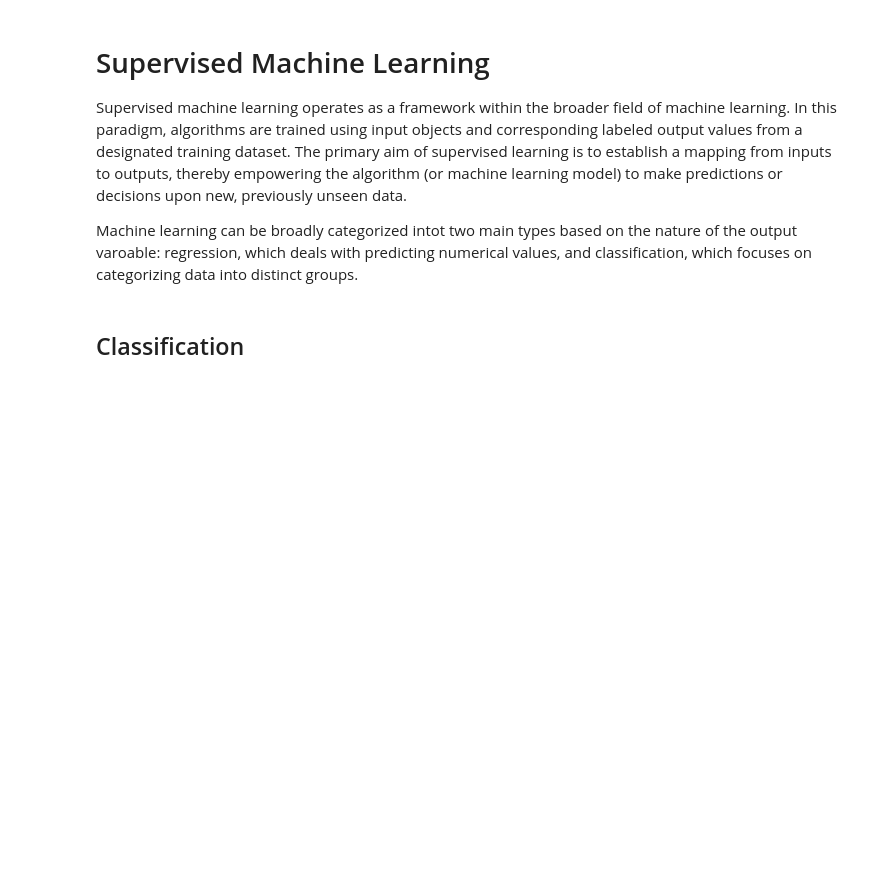
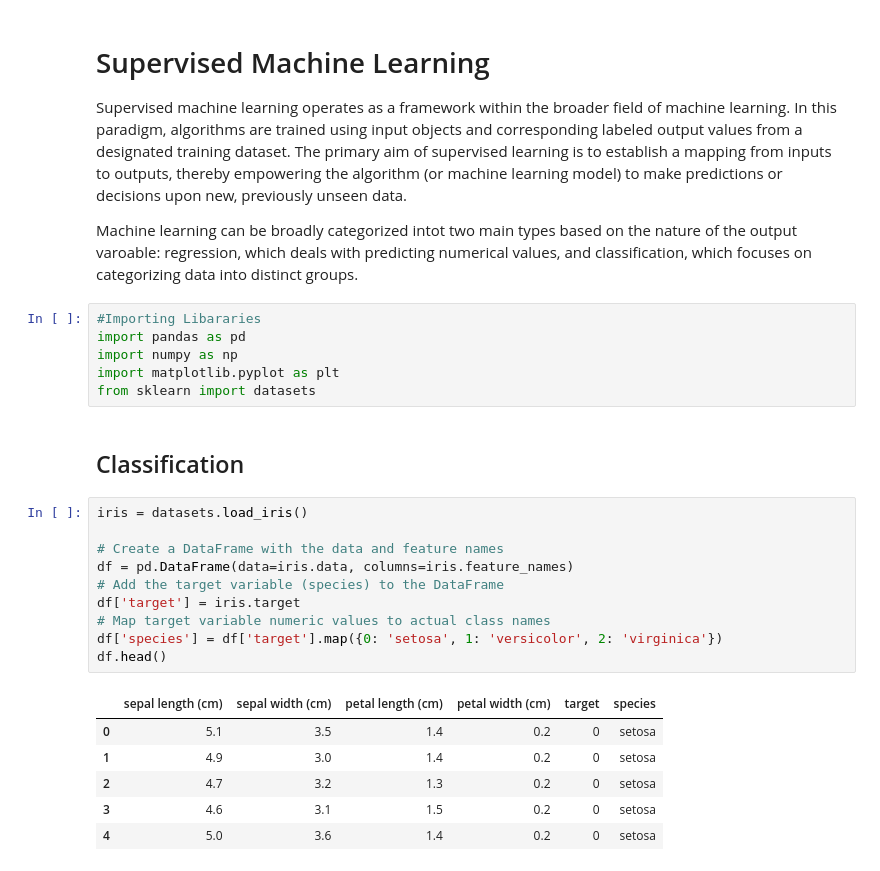
Before and after one commit to jrakhshanda55/Ausaf_ML, a Jupyter notebook: Athar_ML1.ipynb, the cells around one changed output. Saved outputs shown, nothing was run; the diff lists cells and outputs as text; blank space fills up the shorter version.

```diff
--- a/Athar_ML1.ipynb
+++ b/Athar_ML1.ipynb
@@ -5,5 +5,28 @@
 Supervised machine learning operates as a framework within the broader field of machine learning. In this paradigm, algorithms are trained using input objects and corresponding labeled output values from a designated training dataset. The primary aim of supervised learning is to establish a mapping from inputs to outputs, thereby empowering the algorithm (or machine learning model) to make predictions or decisions upon new, previously unseen data.
 
 Machine learning can be broadly categorized intot two main types based on the nature of the output varoable: regression, which deals with predicting numerical values, and classification, which focuses on categorizing data into distinct groups.
+# %%
+#Importing Libararies
+import pandas as pd
+import numpy as np
+import matplotlib.pyplot as plt
+from sklearn import datasets
 # %% [markdown]
 ## Classification
+# %%
+iris = datasets.load_iris()
+
+# Create a DataFrame with the data and feature names
+df = pd.DataFrame(data=iris.data, columns=iris.feature_names)
+# Add the target variable (species) to the DataFrame
+df['target'] = iris.target
+# Map target variable numeric values to actual class names
+df['species'] = df['target'].map({0: 'setosa', 1: 'versicolor', 2: 'virginica'})
+df.head()
+# %% [output]
+|  | sepal length (cm) | sepal width (cm) | petal length (cm) | petal width (cm) | target | species |
+| 0 | 5.1 | 3.5 | 1.4 | 0.2 | 0 | setosa |
+| 1 | 4.9 | 3.0 | 1.4 | 0.2 | 0 | setosa |
+| 2 | 4.7 | 3.2 | 1.3 | 0.2 | 0 | setosa |
+| 3 | 4.6 | 3.1 | 1.5 | 0.2 | 0 | setosa |
+| 4 | 5.0 | 3.6 | 1.4 | 0.2 | 0 | setosa |
```
Also changed, not shown: parts of 2 cells of this notebook.
